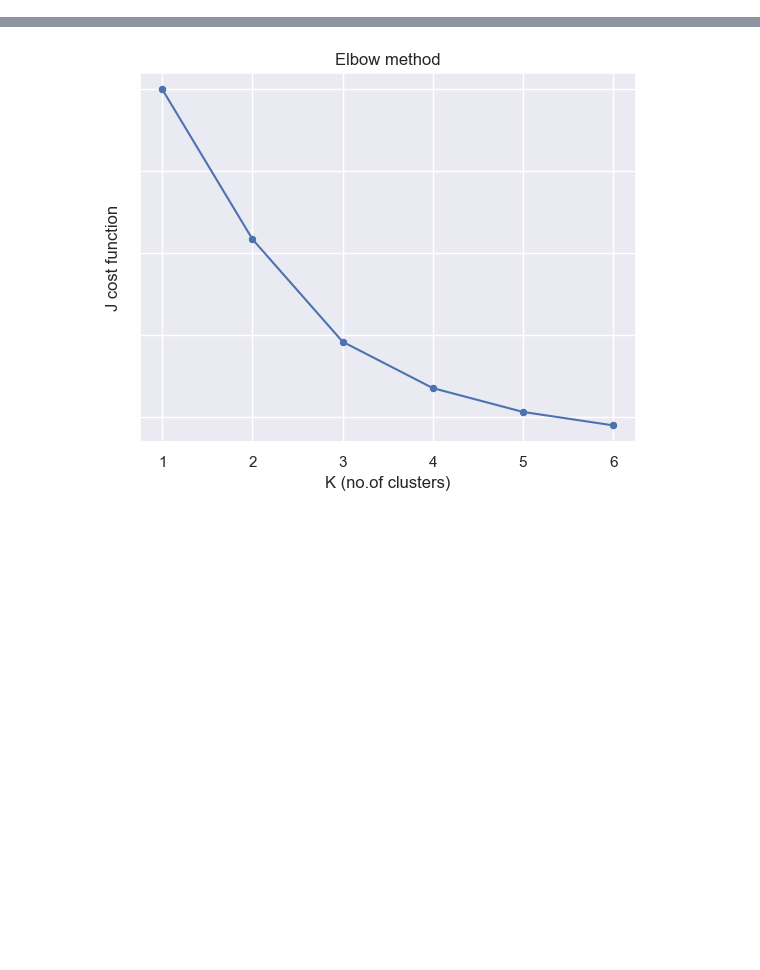
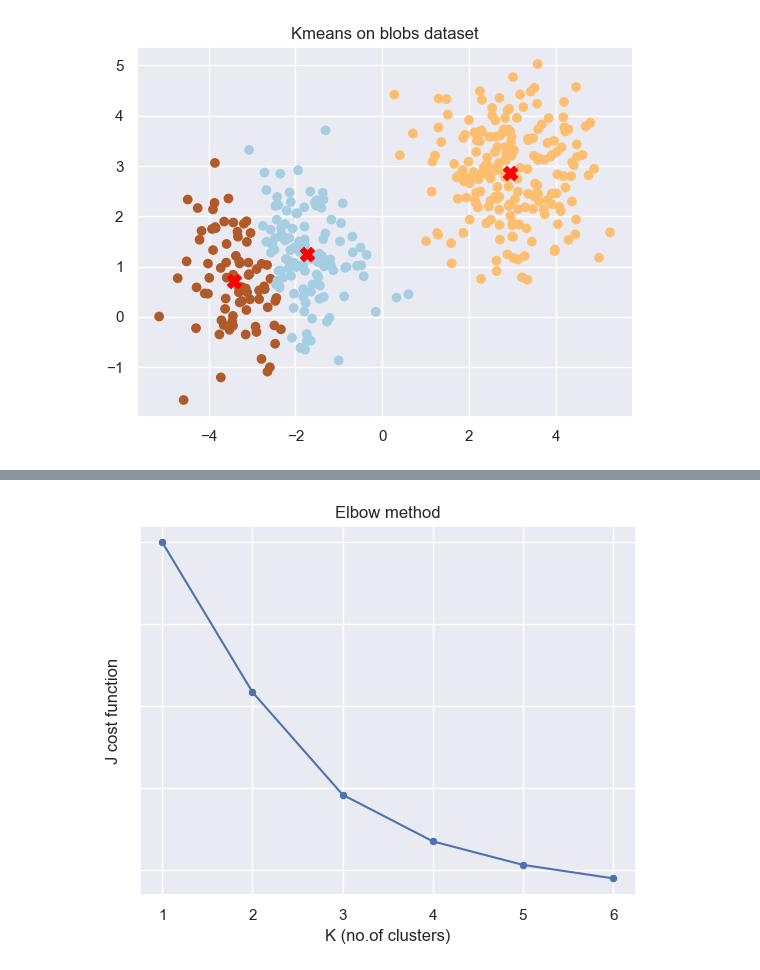
Before and after one commit to 4ursmile/SpectralClustering, a Jupyter notebook: Kmeans.ipynb, the cells around one changed output, grey strips where cells are left out. Saved outputs shown, nothing was run; the diff lists cells and outputs as text; code cells hidden in the pictures; blank space fills up the shorter version.

```diff
--- a/Kmeans.ipynb
+++ b/Kmeans.ipynb
@@ -22,3 +23,14 @@ plt.show()
+# %%
+X2,y2 = datasets.make_blobs(n_samples=[200,200], n_features=2, random_state=21521109)
+kMeans2 = KMeans(n_clusters=3).fit(X)
+centers =  kMeans2.cluster_centers_
+plt.scatter(X2[:,0], X2[:,1],c = kMeans2.labels_,cmap=mplt.colors.ListedColormap(colors))
+plt.scatter(centers[:,0], centers[:,1], marker = 'X', s = 100, color = 'red')
+plt.title('Kmeans on blobs dataset')
+plt.savefig(fname = 'KmeansExample3.png', dpi=500, transparent=False,bbox_inches='tight')
+plt.show()
+# %% [output]
+[figure, added]
 # %%
 Xc, yc = datasets.make_circles(n_samples=400, noise=0.01, random_state=21521109, factor=0.5)
 kMeansc = KMeans(n_clusters=2).fit(Xc)
```
Also changed, not shown: parts of 8 cells of this notebook, 24 other files.
